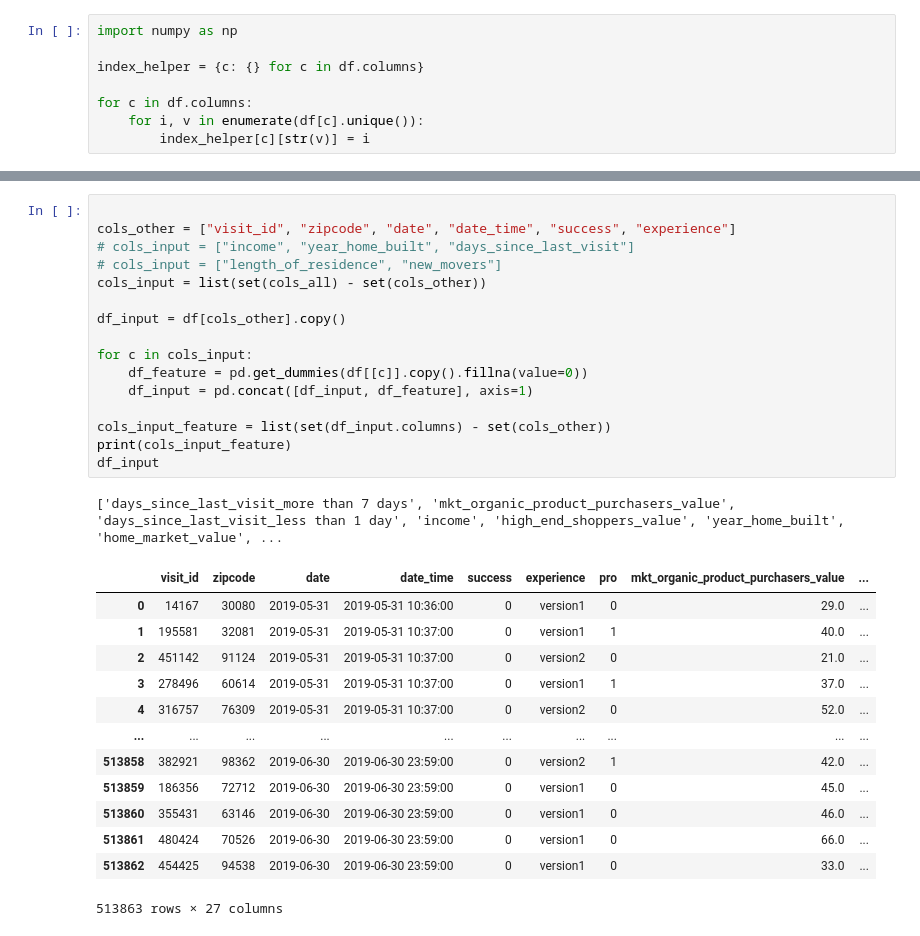
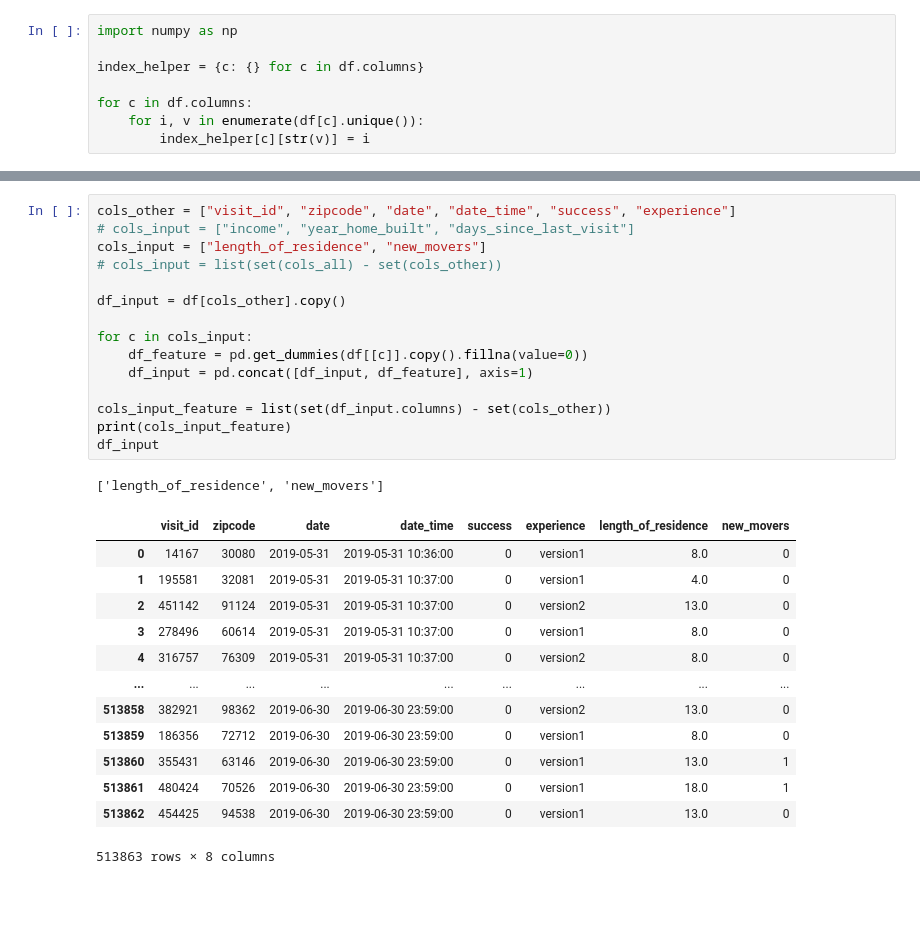
Before and after one commit to ykaitao/reinforcement-learning-for-recommendation, a Jupyter notebook: notebooks/multi-armed-bandit.ipynb, the cells around one changed output, grey strips where cells are left out. Cells and saved outputs as stored; diff of their text form; blank space fills up the shorter version.

```diff
--- a/notebooks/multi-armed-bandit.ipynb
+++ b/notebooks/multi-armed-bandit.ipynb
@@ -314,33 +314,32 @@ for c in cols_input:
 2 new_movers
 99 mkt_green_product_purchasers_value
 # %%
-
 cols_other = ["visit_id", "zipcode", "date", "date_time", "success", "experience"]
 # cols_input = ["income", "year_home_built", "days_since_last_visit"]
-# cols_input = ["length_of_residence", "new_movers"]
-cols_input = list(set(cols_all) - set(cols_other))
+cols_input = ["length_of_residence", "new_movers"]
+# cols_input = list(set(cols_all) - set(cols_other))
 
 df_input = df[cols_other].copy()
 
 for c in cols_input:
     df_feature = pd.get_dummies(df[[c]].copy().fillna(value=0))
     df_input = pd.concat([df_input, df_feature], axis=1)
 
 cols_input_feature = list(set(df_input.columns) - set(cols_other))
 print(cols_input_feature)
 df_input
 # %% [output]
-['days_since_last_visit_more than 7 days', 'mkt_organic_product_purchasers_value', 'days_since_last_visit_less than 1 day', 'income', 'high_end_shoppers_value', 'year_home_built', 'home_market_value', ...
+['length_of_residence', 'new_movers']
-|  | visit_id | zipcode | date | date_time | success | experience | pro | mkt_organic_product_purchasers_value | ... |
-| 0 | 14167 | 30080 | 2019-05-31 | 2019-05-31 10:36:00 | 0 | version1 | 0 | 29.0 | ... |
-| 1 | 195581 | 32081 | 2019-05-31 | 2019-05-31 10:37:00 | 0 | version1 | 1 | 40.0 | ... |
-| 2 | 451142 | 91124 | 2019-05-31 | 2019-05-31 10:37:00 | 0 | version2 | 0 | 21.0 | ... |
-| 3 | 278496 | 60614 | 2019-05-31 | 2019-05-31 10:37:00 | 0 | version1 | 1 | 37.0 | ... |
-| 4 | 316757 | 76309 | 2019-05-31 | 2019-05-31 10:37:00 | 0 | version2 | 0 | 52.0 | ... |
-| ... | ... | ... | ... | ... | ... | ... | ... | ... | ... |
-| 513858 | 382921 | 98362 | 2019-06-30 | 2019-06-30 23:59:00 | 0 | version2 | 1 | 42.0 | ... |
-| 513859 | 186356 | 72712 | 2019-06-30 | 2019-06-30 23:59:00 | 0 | version1 | 0 | 45.0 | ... |
-| 513860 | 355431 | 63146 | 2019-06-30 | 2019-06-30 23:59:00 | 0 | version1 | 0 | 46.0 | ... |
-| 513861 | 480424 | 70526 | 2019-06-30 | 2019-06-30 23:59:00 | 0 | version1 | 0 | 66.0 | ... |
-| 513862 | 454425 | 94538 | 2019-06-30 | 2019-06-30 23:59:00 | 0 | version1 | 0 | 33.0 | ... |
+|  | visit_id | zipcode | date | date_time | success | experience | length_of_residence | new_movers |
+| 0 | 14167 | 30080 | 2019-05-31 | 2019-05-31 10:36:00 | 0 | version1 | 8.0 | 0 |
+| 1 | 195581 | 32081 | 2019-05-31 | 2019-05-31 10:37:00 | 0 | version1 | 4.0 | 0 |
+| 2 | 451142 | 91124 | 2019-05-31 | 2019-05-31 10:37:00 | 0 | version2 | 13.0 | 0 |
+| 3 | 278496 | 60614 | 2019-05-31 | 2019-05-31 10:37:00 | 0 | version1 | 8.0 | 0 |
+| 4 | 316757 | 76309 | 2019-05-31 | 2019-05-31 10:37:00 | 0 | version2 | 8.0 | 0 |
+| ... | ... | ... | ... | ... | ... | ... | ... | ... |
+| 513858 | 382921 | 98362 | 2019-06-30 | 2019-06-30 23:59:00 | 0 | version2 | 13.0 | 0 |
+| 513859 | 186356 | 72712 | 2019-06-30 | 2019-06-30 23:59:00 | 0 | version1 | 8.0 | 0 |
+| 513860 | 355431 | 63146 | 2019-06-30 | 2019-06-30 23:59:00 | 0 | version1 | 13.0 | 1 |
+| 513861 | 480424 | 70526 | 2019-06-30 | 2019-06-30 23:59:00 | 0 | version1 | 18.0 | 1 |
+| 513862 | 454425 | 94538 | 2019-06-30 | 2019-06-30 23:59:00 | 0 | version1 | 13.0 | 0 |
-513863 rows × 27 columns
+513863 rows × 8 columns
```
Also changed, not shown: parts of 6 cells of this notebook, 2 other files.
